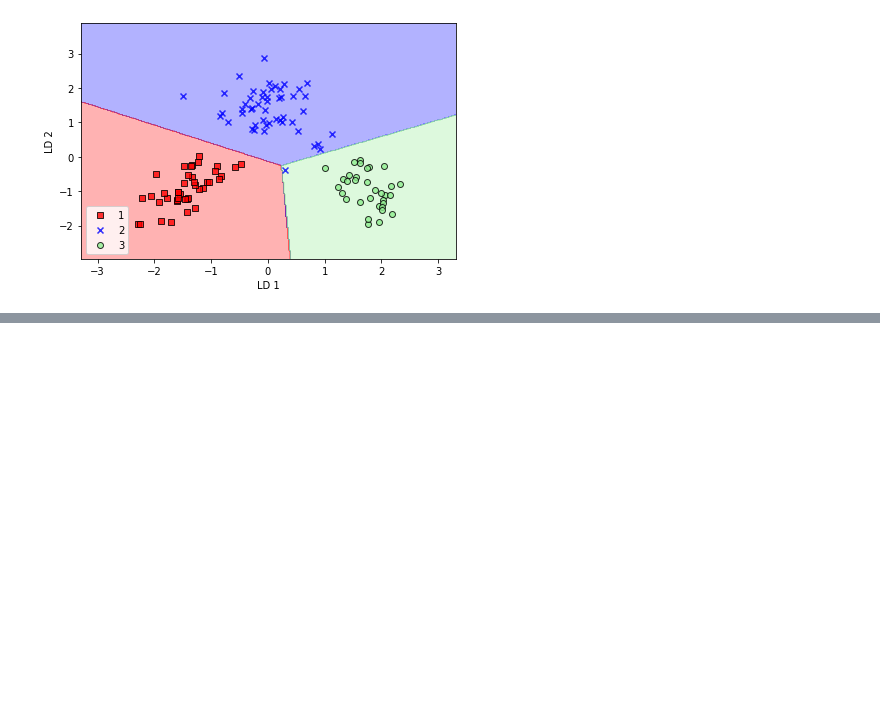
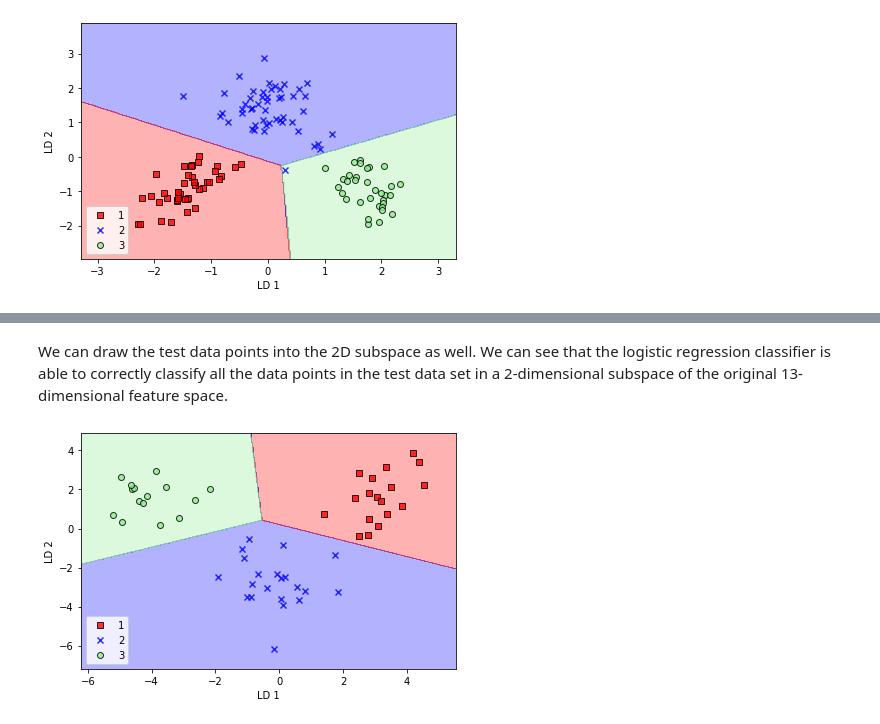
Before and after one commit to luigiselmi/dlwpt_nb, a Jupyter notebook: pml3/data_compression.ipynb, the cells around one changed output, grey strips where cells are left out. Cells and saved outputs as stored; diff of their text form; code cells hidden in the pictures; blank space fills up the shorter version.

```diff
--- a/pml3/data_compression.ipynb
+++ b/pml3/data_compression.ipynb
@@ -352,0 +389,13 @@ plt.show()
+# %% [markdown]
+We can draw the test data points into the 2D subspace as well. We can see that the logistic regression classifier is able to correctly classify all the data points in the test data set in a 2-dimensional subspace of the original 13-dimensional feature space.
+# %%
+X_test_lda = lda.transform(X_test_std)
+
+pdr.plot_decision_regions(X_test_lda, y_test, classifier=lr)
+plt.xlabel('LD 1')
+plt.ylabel('LD 2')
+plt.legend(loc='lower left')
+plt.tight_layout()
+plt.show()
+# %% [output]
+[figure, added]
```
Also changed, not shown: parts of 10 cells of this notebook.
